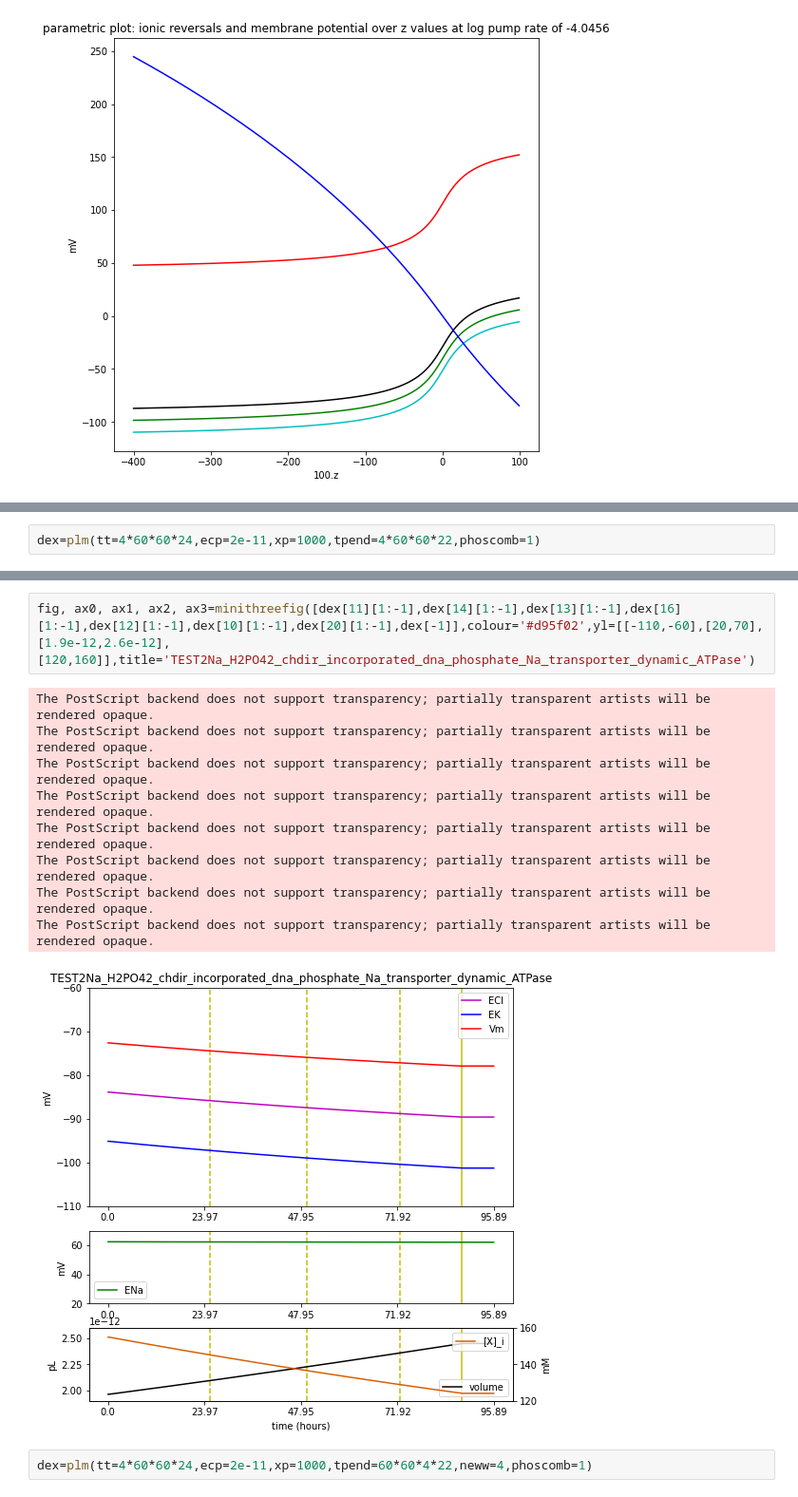
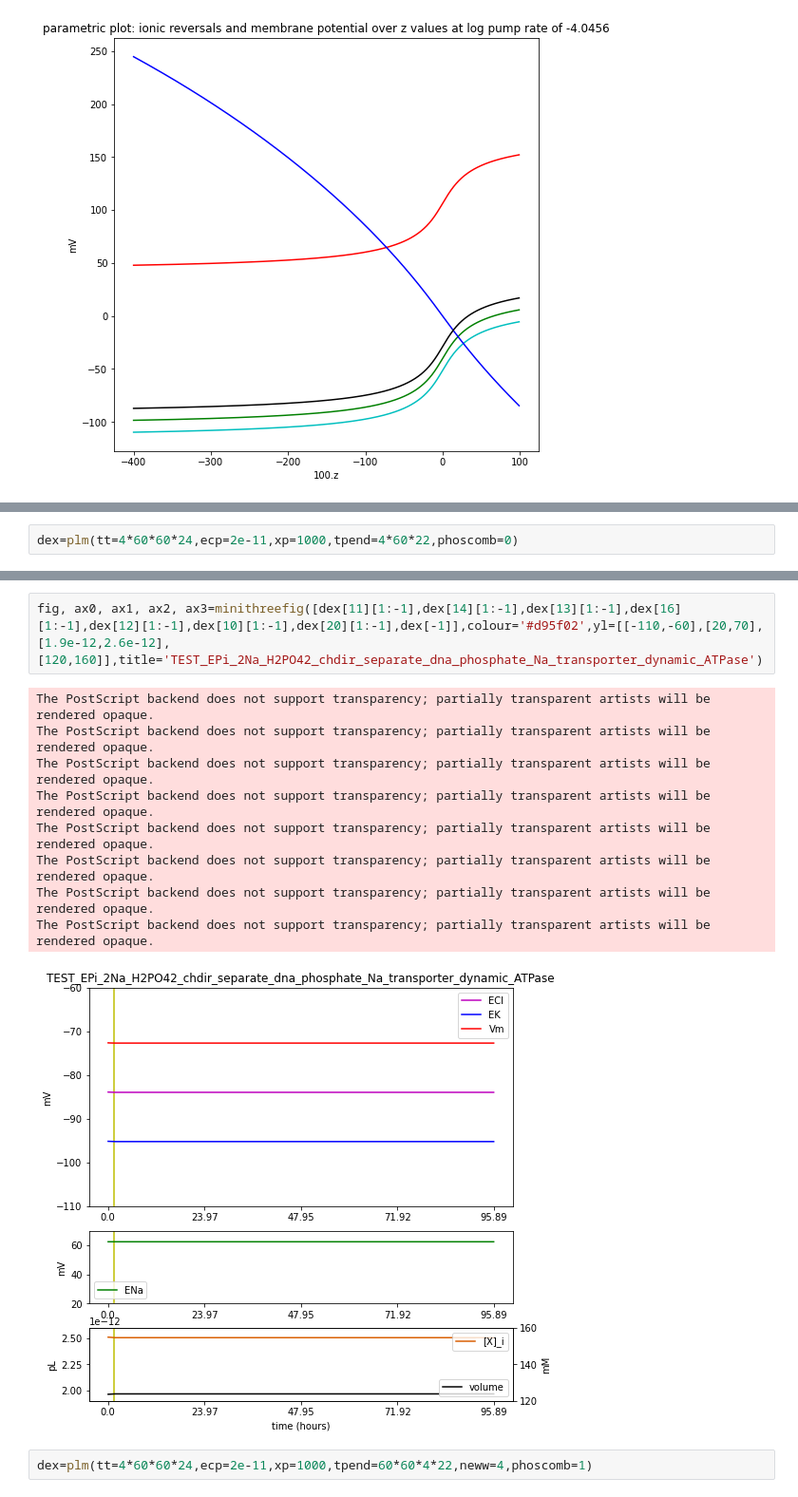
Before and after one commit to kiradust/model-of-neuronal-chloride-homeostasis, a Jupyter notebook: phosphate.ipynb, the cells around one changed output, grey strips where cells are left out. Shown at 95% size. Drawn from its saved outputs; the diff is of its cells as text.

```diff
--- a/phosphate.ipynb
+++ b/phosphate.ipynb
@@ -25,5 +51,5 @@ with open('data_fig1.csv','w') as f:
 # %%
-dex=plm(tt=4*60*60*24,ecp=2e-11,xp=1000,tpend=4*60*60*22,phoscomb=1)
+dex=plm(tt=4*60*60*24,ecp=2e-11,xp=1000,tpend=4*60*22,phoscomb=0)
 # %% [output]
 0.01
 Initial values: na 0.014002 k 0.122873 cl 0.005163 x 0.154962 vm -0.06874556249996833
@@ -43,15 +63,15 @@ ecl -89.55434954914665
 # %%
-fig, ax0, ax1, ax2, ax3=minithreefig([dex[11][1:-1],dex[14][1:-1],dex[13][1:-1],dex[16][1:-1],dex[12][1:-1],dex[10][1:-1],dex[20][1:-1],dex[-1]],colour='#d95f02',yl=[[-110,-60],[20,70],[1.9e-12,2.6e-12],[120,160]],title='TEST2Na_H2PO42_chdir_incorporated_dna_phosphate_Na_transporter_dynamic_ATPase')
+fig, ax0, ax1, ax2, ax3=minithreefig([dex[11][1:-1],dex[14][1:-1],dex[13][1:-1],dex[16][1:-1],dex[12][1:-1],dex[10][1:-1],dex[20][1:-1],dex[-1]],colour='#d95f02',yl=[[-110,-60],[20,70],[1.9e-12,2.6e-12],[120,160]],title='TEST_EPi_2Na_H2PO42_chdir_separate_dna_phosphate_Na_transporter_dynamic_ATPase')
 # %% [output]
 The PostScript backend does not support transparency; partially transparent artists will be rendered opaque.
 The PostScript backend does not support transparency; partially transparent artists will be rendered opaque.
 The PostScript backend does not support transparency; partially transparent artists will be rendered opaque.
 The PostScript backend does not support transparency; partially transparent artists will be rendered opaque.
 The PostScript backend does not support transparency; partially transparent artists will be rendered opaque.
 The PostScript backend does not support transparency; partially transparent artists will be rendered opaque.
 The PostScript backend does not support transparency; partially transparent artists will be rendered opaque.
 The PostScript backend does not support transparency; partially transparent artists will be rendered opaque.
-[figure, old version]
+[figure, new version]
 # %%
 dex=plm(tt=4*60*60*24,ecp=2e-11,xp=1000,tpend=60*60*4*22,neww=4,phoscomb=1)
 # %% [output]
```
Also changed, not shown: parts of 4 cells of this notebook, 7 other files.
